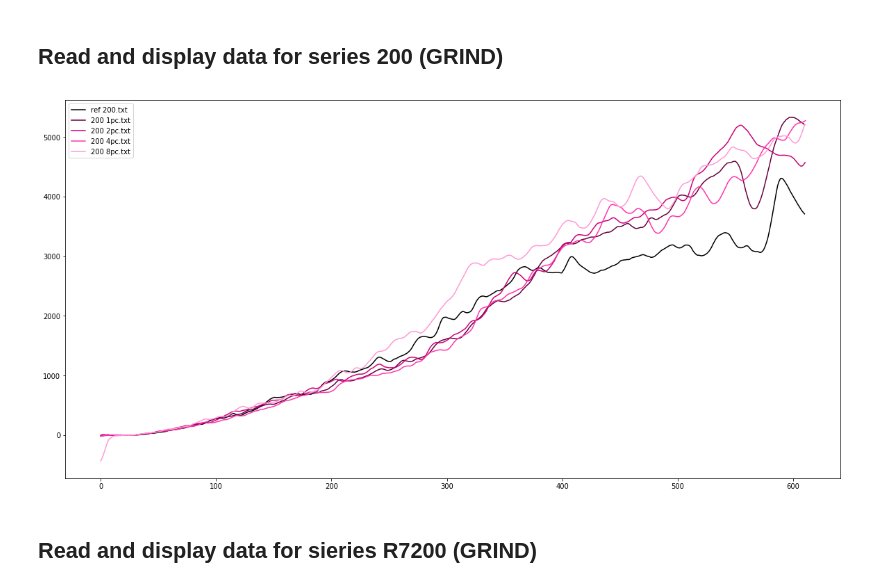
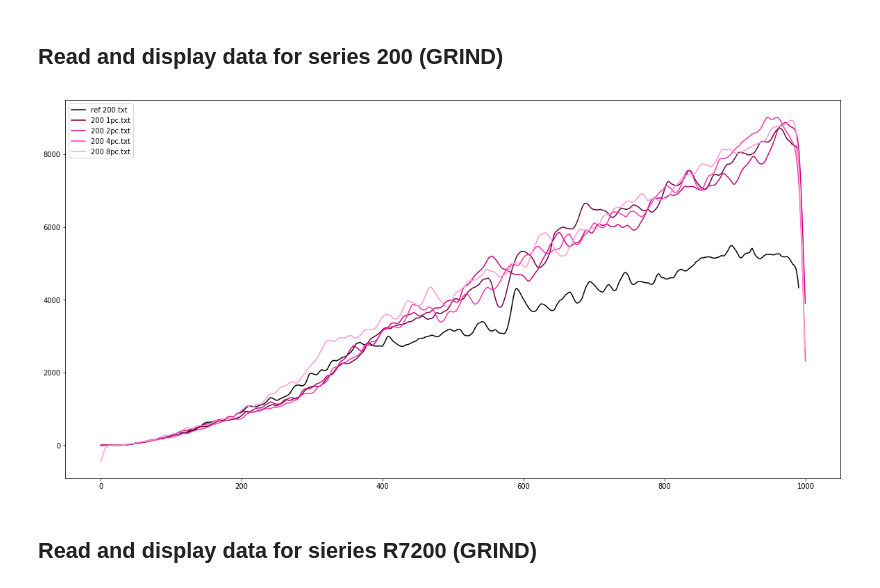
Before and after one commit to antoszy/Scratch-Analysis, a Jupyter notebook: scratch_analysis.ipynb, the cells around one changed output. Cells and saved outputs as stored; diff of their text form; code cells hidden in the pictures.

```diff
--- a/scratch_analysis.ipynb
+++ b/scratch_analysis.ipynb
@@ -14,12 +14,12 @@ from scipy.interpolate import interp1d
 # %%
 fileList = sorted(glob.glob('data/scratch/szlifowane/200*/*.txt'))
 sampleList = [utils.read_data(file) for file in fileList]
 
 fig = pyplot.figure(figsize=(20,10))
 ax = fig.add_subplot(111)
-utils.plot_scratch_samples(ax, sampleList, fileList, truncate=500)
+utils.plot_scratch_samples(ax, sampleList, fileList, truncate=-1)
 # %% [output]
-[figure, old version]
+[figure, new version]
 # %% [markdown]
 ## Read and display data for sieries R7200 (GRIND)
 # %%
```
Also changed, not shown: parts of 1 cell of this notebook, 1 other file.
